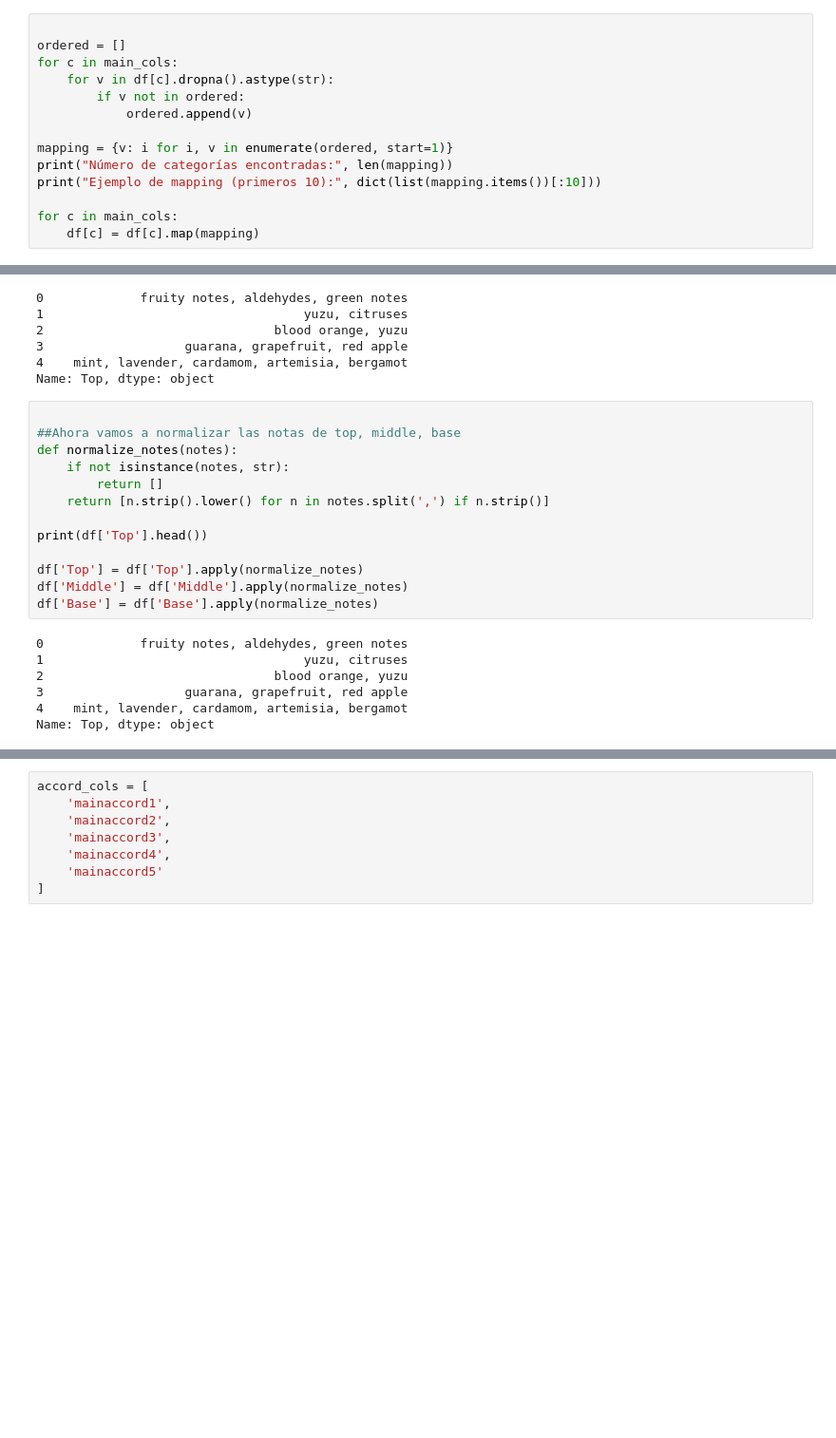
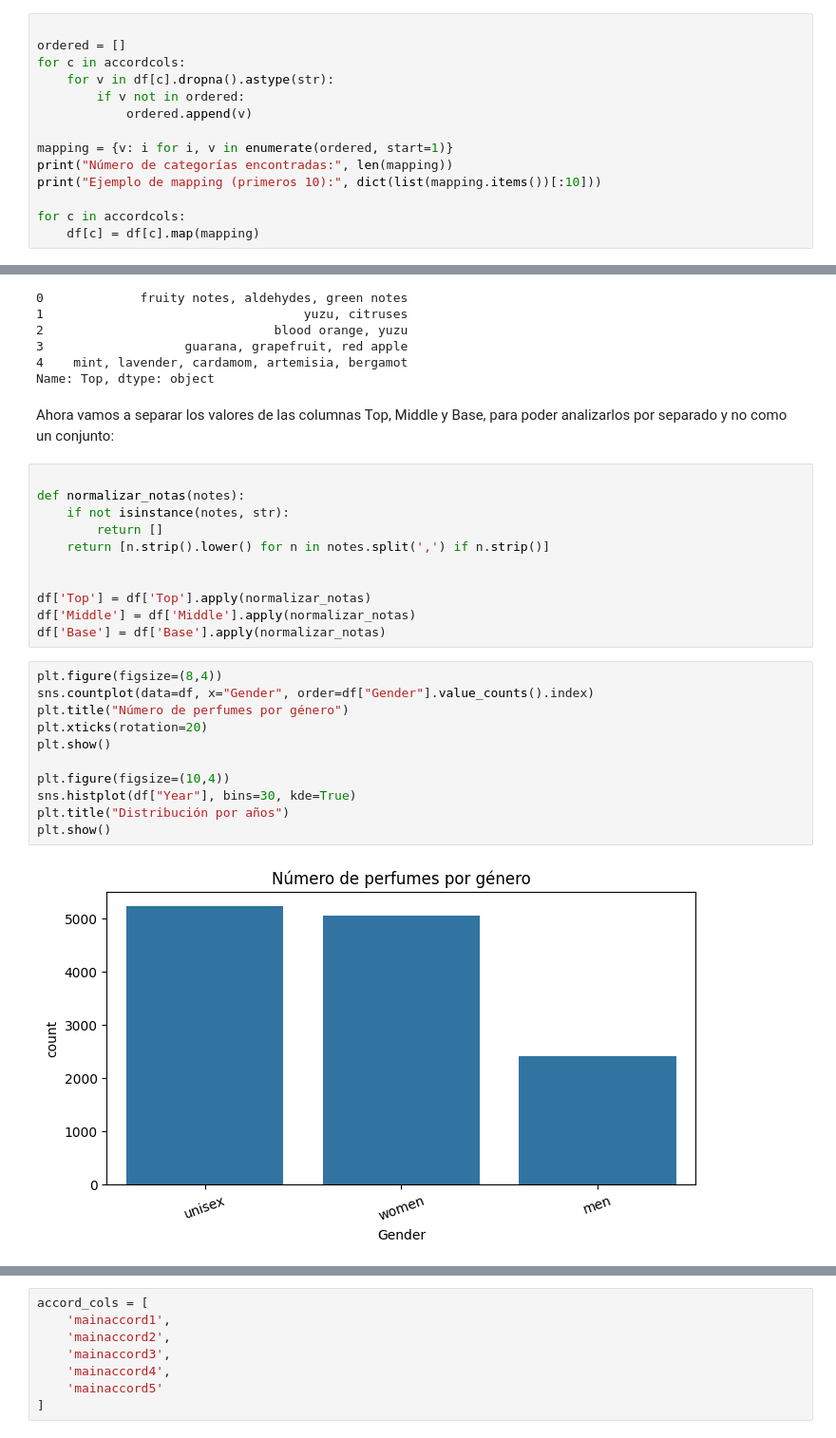
Before and after one commit to javierbernallou/recomendador_de_perfumes, a Jupyter notebook: Eda03.ipynb, the cells around one changed output, grey strips where cells are left out. Shown at 95% size. Saved outputs shown, nothing was run; the diff lists cells and outputs as text; blank space fills up the shorter version.

```diff
--- a/Eda03.ipynb
+++ b/Eda03.ipynb
@@ -89,7 +104,7 @@ Codificamos las columnas aplicando la misma condición a todas las columnas, si
 # %%
 
 ordered = []
-for c in main_cols:
+for c in accordcols:
     for v in df[c].dropna().astype(str):
         if v not in ordered:
             ordered.append(v)
@@ -98,7 +113,7 @@ mapping = {v: i for i, v in enumerate(ordered, start=1)}
 print("Número de categorías encontradas:", len(mapping))
 print("Ejemplo de mapping (primeros 10):", dict(list(mapping.items())[:10]))
 
-for c in main_cols:
+for c in accordcols:
     df[c] = df[c].map(mapping)
 # %% [output]
 Número de categorías encontradas: 81
@@ -112,23 +129,29 @@ df['Top'].head()
 3                   guarana, grapefruit, red apple
 4    mint, lavender, cardamom, artemisia, bergamot
 Name: Top, dtype: object
+# %% [markdown]
+Ahora vamos a separar los valores de las columnas Top, Middle y Base, para poder analizarlos por separado y no como un conjunto:
 # %%
 
-##Ahora vamos a normalizar las notas de top, middle, base
-def normalize_notes(notes):
+def normalizar_notas(notes):
     if not isinstance(notes, str):
         return []
     return [n.strip().lower() for n in notes.split(',') if n.strip()]
 
-print(df['Top'].head())
 
-df['Top'] = df['Top'].apply(normalize_notes)
-df['Middle'] = df['Middle'].apply(normalize_notes)
-df['Base'] = df['Base'].apply(normalize_notes)
+df['Top'] = df['Top'].apply(normalizar_notas)
+df['Middle'] = df['Middle'].apply(normalizar_notas)
+df['Base'] = df['Base'].apply(normalizar_notas)
-# %% [output]
-0             fruity notes, aldehydes, green notes
-1                                   yuzu, citruses
-2                               blood orange, yuzu
-3                   guarana, grapefruit, red apple
-4    mint, lavender, cardamom, artemisia, bergamot
-Name: Top, dtype: object
+# %%
+plt.figure(figsize=(8,4))
+sns.countplot(data=df, x="Gender", order=df["Gender"].value_counts().index)
+plt.title("Número de perfumes por género")
+plt.xticks(rotation=20)
+plt.show()
+
+plt.figure(figsize=(10,4))
+sns.histplot(df["Year"], bins=30, kde=True)
+plt.title("Distribución por años")
+plt.show()
+# %% [output]
+[figure, added]
```
Also changed, not shown: parts of 53 cells of this notebook, 3 other files.
